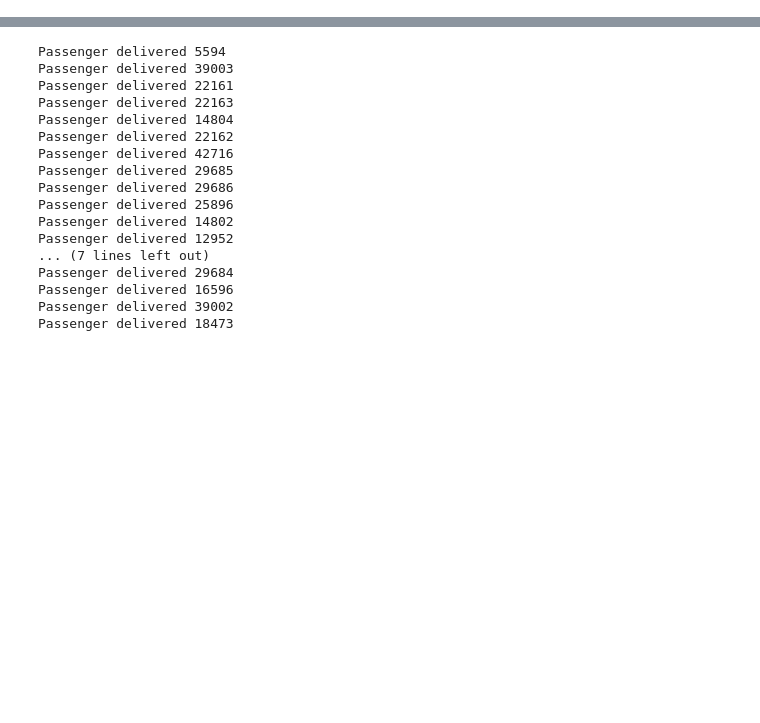
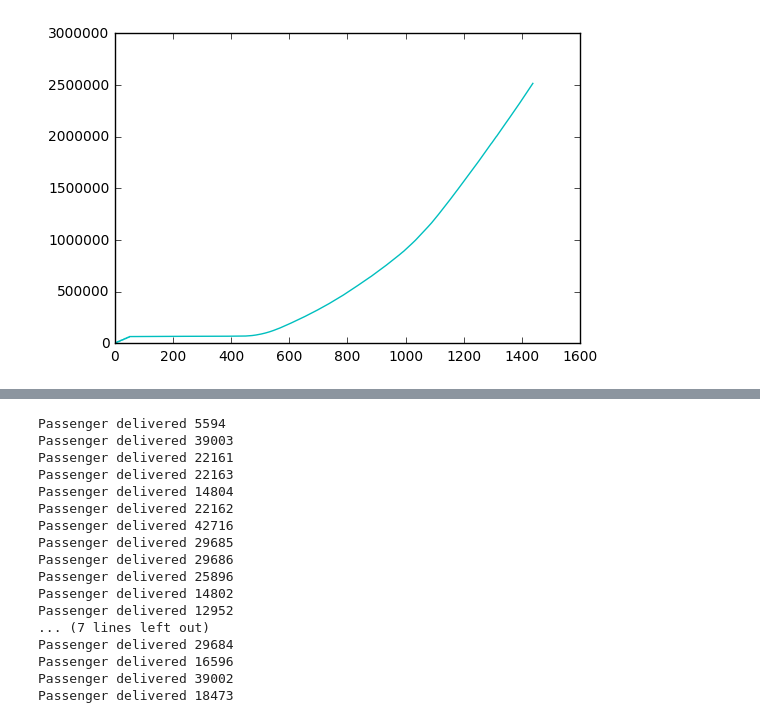
Before and after one commit to danakianfar/multi_agent_systems, a Jupyter notebook: Project/Python/TransportSystem.ipynb, the cells around one changed output, grey strips where cells are left out. Saved outputs shown, nothing was run; the diff lists cells and outputs as text; code cells hidden in the pictures; blank space fills up the shorter version.

```diff
--- a/Project/Python/TransportSystem.ipynb
+++ b/Project/Python/TransportSystem.ipynb
@@ -44,0 +61,5 @@ plt.plot(results['Execution Cost Logger'], 'r-')
+# %%
+plt.plot(results['Total Cost Logger'], 'c-')
+plt.show()
+# %% [output]
+[figure, added]
```
Also changed, not shown: parts of 6 cells of this notebook, 5 other files.
